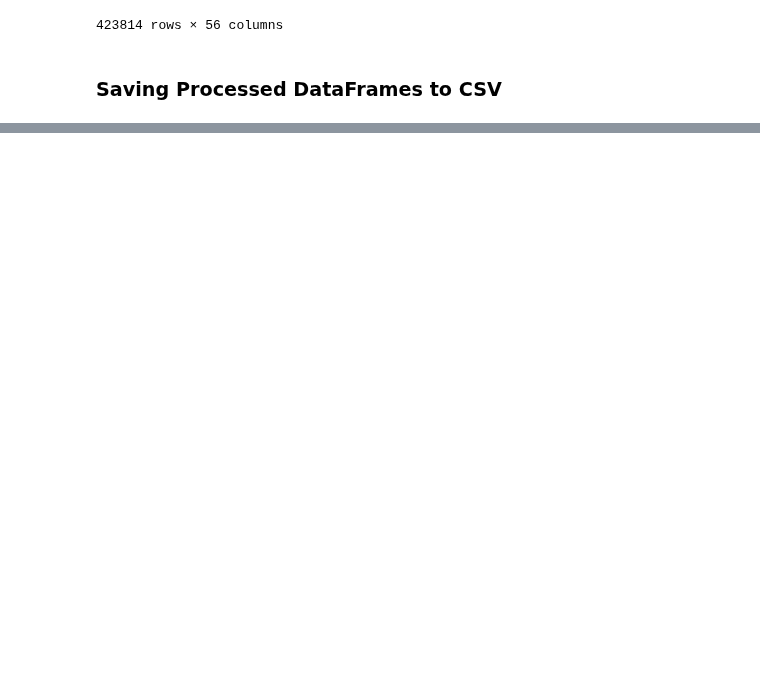
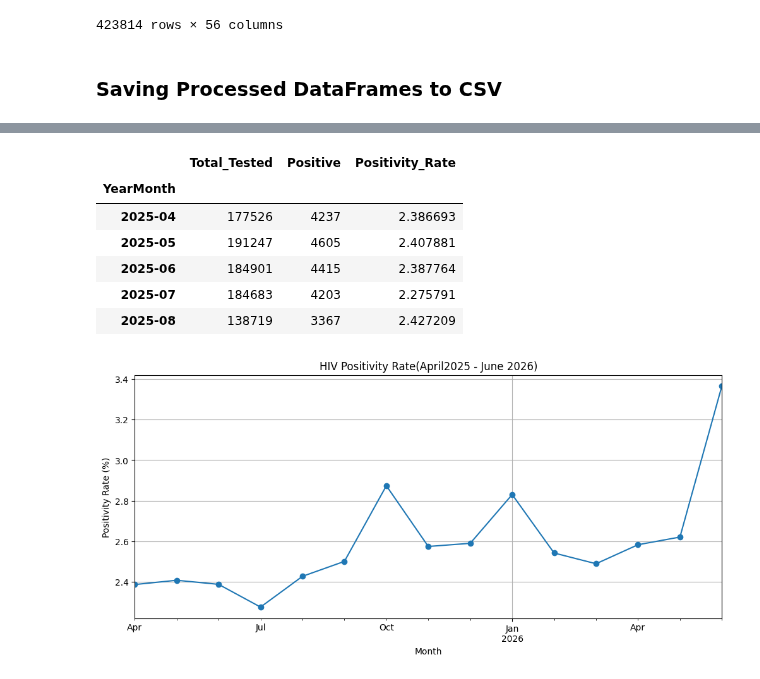
Before and after one commit to FridaOyucho/HTS-Model-, a Jupyter notebook: HTSModelDataPrep26082026.ipynb, the cells around one changed output, grey strips where cells are left out. Saved outputs shown, nothing was run; the diff lists cells and outputs as text; code cells hidden in the pictures; blank space fills up the shorter version.

```diff
--- a/HTSModelDataPrep26082026.ipynb
+++ b/HTSModelDataPrep26082026.ipynb
@@ -3184,3 +3184,8 @@ files.download("test_simple.csv")
 [interactive output not drawn]
 [interactive output not drawn]
 [interactive output not drawn]
+# %%
+import pandas as pd
+import numpy as np
+#Load hts cleaned dataset
+hts= pd.read_csv('hts_cleaned (1).csv',low_memory=False)
@@ -3186,0 +3231,49 @@ files.download("test_simple.csv")
+# %%
+import matplotlib.pyplot as plt
+
+# Convert visit date to datetime
+hts['VisitDate'] = pd.to_datetime(hts['VisitDate'])
+
+# Keep only records with a test result
+positivity_df = hts.dropna(subset=['FinalTestResult']).copy()
+
+# Create Year-Month variable
+positivity_df['YearMonth'] = positivity_df['VisitDate'].dt.to_period('M')
+
+# Calculate monthly totals and positives
+monthly_pos = (
+    positivity_df
+    .groupby('YearMonth')
+    .agg(
+        Total_Tested=('FinalTestResult', 'count'),
+        Positive=('FinalTestResult',
+                  lambda x: (x.astype(str).str.upper() == 'POSITIVE').sum())
+    )
+)
+
+# Calculate positivity rate
+monthly_pos['Positivity_Rate'] = (
+    monthly_pos['Positive'] /
+    monthly_pos['Total_Tested']
+) * 100
+
+# Display results
+display(monthly_pos.head())
+
+# Plot
+plt.figure(figsize=(12,5))
+monthly_pos['Positivity_Rate'].plot(marker='o')
+plt.ylabel('Positivity Rate (%)')
+plt.xlabel('Month')
+plt.title('HIV Positivity Rate(April2025 - June 2026)')
+plt.grid(True)
+plt.show()
+# %% [output]
+|  | Total_Tested | Positive | Positivity_Rate |
+| YearMonth |  |  |  |
+| 2025-04 | 177526 | 4237 | 2.386693 |
+| 2025-05 | 191247 | 4605 | 2.407881 |
+| 2025-06 | 184901 | 4415 | 2.387764 |
+| 2025-07 | 184683 | 4203 | 2.275791 |
+| 2025-08 | 138719 | 3367 | 2.427209 |
+[figure, added]
```
Also changed, not shown: parts of 8 cells of this notebook.
